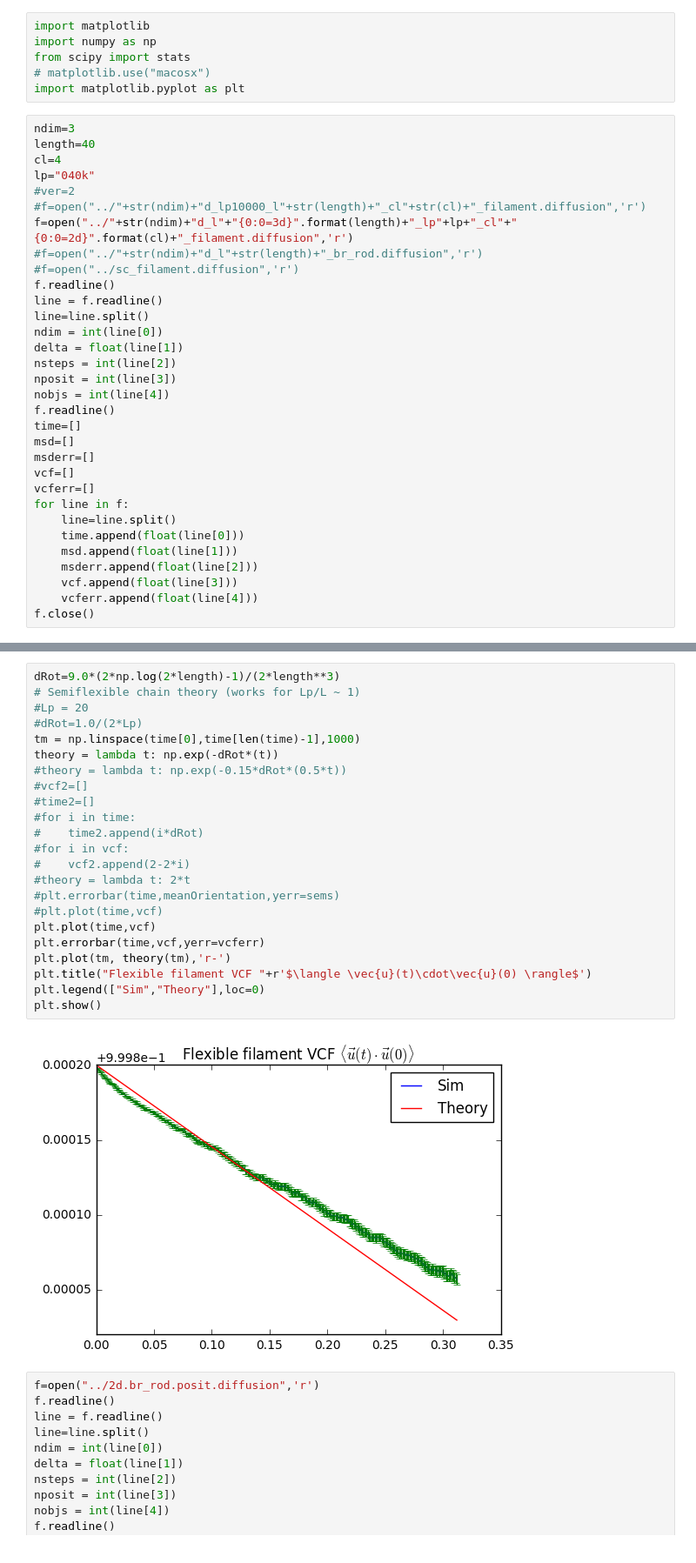
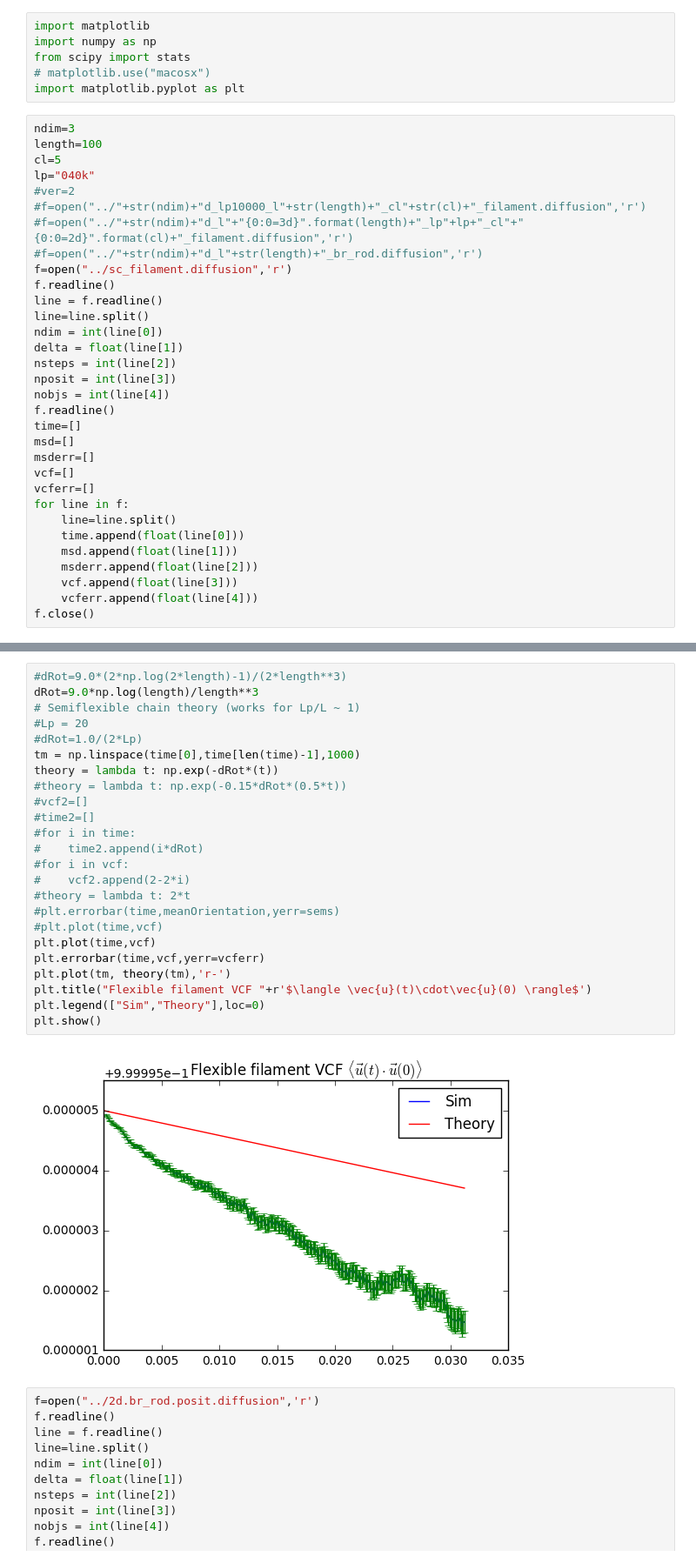
Before and after one commit to jeffmm/simcore, a Jupyter notebook: scripts/PlotDiffusionPosit.ipynb, the cells around one changed output, grey strips where cells are left out. Shown: that part at 87% size. Drawn from its saved outputs; the diff is of its cells as text.

```diff
--- a/scripts/PlotDiffusionPosit.ipynb
+++ b/scripts/PlotDiffusionPosit.ipynb
@@ -6,14 +6,14 @@ from scipy import stats
 import matplotlib.pyplot as plt
 # %%
 ndim=3
-length=40
-cl=4
+length=100
+cl=5
 lp="040k"
 #ver=2
 #f=open("../"+str(ndim)+"d_lp10000_l"+str(length)+"_cl"+str(cl)+"_filament.diffusion",'r')
-f=open("../"+str(ndim)+"d_l"+"{0:0=3d}".format(length)+"_lp"+lp+"_cl"+"{0:0=2d}".format(cl)+"_filament.diffusion",'r')
+#f=open("../"+str(ndim)+"d_l"+"{0:0=3d}".format(length)+"_lp"+lp+"_cl"+"{0:0=2d}".format(cl)+"_filament.diffusion",'r')
 #f=open("../"+str(ndim)+"d_l"+str(length)+"_br_rod.diffusion",'r')
-#f=open("../sc_filament.diffusion",'r')
+f=open("../sc_filament.diffusion",'r')
 f.readline()
 line = f.readline()
 line=line.split()
@@ -61,28 +61,29 @@ plt.show()
 # %%
-dRot=9.0*(2*np.log(2*length)-1)/(2*length**3)
+#dRot=9.0*(2*np.log(2*length)-1)/(2*length**3)
+dRot=9.0*np.log(length)/length**3
 # Semiflexible chain theory (works for Lp/L ~ 1)
 #Lp = 20
 #dRot=1.0/(2*Lp)
 tm = np.linspace(time[0],time[len(time)-1],1000)
 theory = lambda t: np.exp(-dRot*(t))
 #theory = lambda t: np.exp(-0.15*dRot*(0.5*t))
 #vcf2=[]
 #time2=[]
 #for i in time:
 #    time2.append(i*dRot)
 #for i in vcf:
 #    vcf2.append(2-2*i)
 #theory = lambda t: 2*t
 #plt.errorbar(time,meanOrientation,yerr=sems)
 #plt.plot(time,vcf)
 plt.plot(time,vcf)
 plt.errorbar(time,vcf,yerr=vcferr)
 plt.plot(tm, theory(tm),'r-')
 plt.title("Flexible filament VCF "+r'$\langle \vec{u}(t)\cdot\vec{u}(0) \rangle$')
 plt.legend(["Sim","Theory"],loc=0)
 plt.show()
 # %% [output]
-[figure, old version]
+[figure, new version]
 # %%
 f=open("../2d.br_rod.posit.diffusion",'r')
 f.readline()
```
Also changed, not shown: parts of 1 cell of this notebook, 29 other files.
